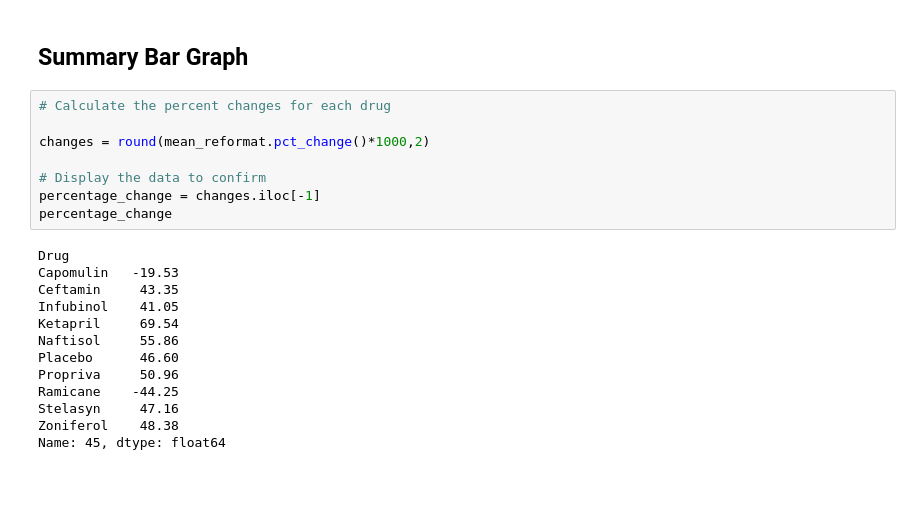
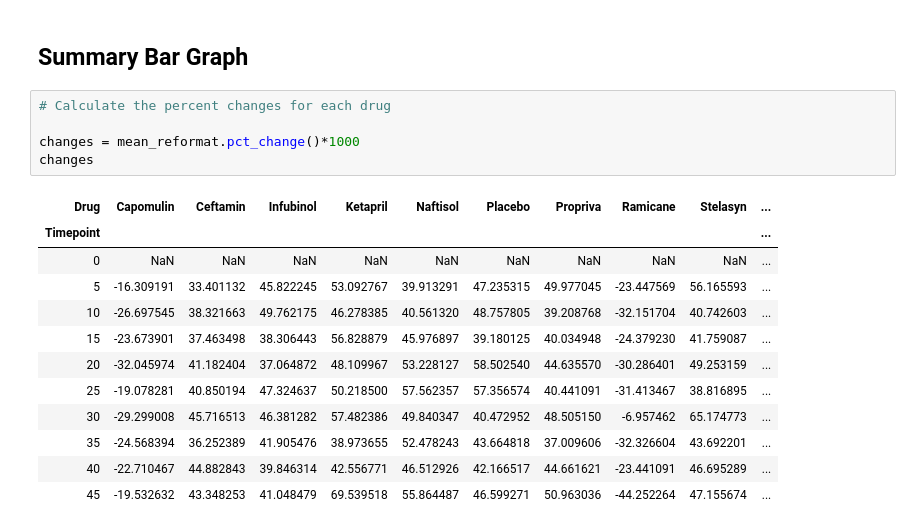
Before and after one commit to ngjames08/homework, a Jupyter notebook: assignment_5/matplotlib-challenge/Pymaceuticals/pymaceuticals_starter.ipynb, the cells around one changed output. Cells and saved outputs as stored; diff of their text form; blank space fills up the shorter version.

```diff
--- a/assignment_5/matplotlib-challenge/Pymaceuticals/pymaceuticals_starter.ipynb
+++ b/assignment_5/matplotlib-challenge/Pymaceuticals/pymaceuticals_starter.ipynb
@@ -309,21 +309,18 @@ plt.show()
 # %%
 # Calculate the percent changes for each drug
 
-changes = round(mean_reformat.pct_change()*1000,2)
-
-# Display the data to confirm
-percentage_change = changes.iloc[-1]
-percentage_change
+changes = mean_reformat.pct_change()*1000
+changes
 # %% [output]
-Drug
-Capomulin   -19.53
-Ceftamin     43.35
-Infubinol    41.05
-Ketapril     69.54
-Naftisol     55.86
-Placebo      46.60
-Propriva     50.96
-Ramicane    -44.25
-Stelasyn     47.16
-Zoniferol    48.38
-Name: 45, dtype: float64
+| Drug | Capomulin | Ceftamin | Infubinol | Ketapril | Naftisol | Placebo | Propriva | Ramicane | Stelasyn | ... |
+| Timepoint |  |  |  |  |  |  |  |  |  | ... |
+| 0 | NaN | NaN | NaN | NaN | NaN | NaN | NaN | NaN | NaN | ... |
+| 5 | -16.309191 | 33.401132 | 45.822245 | 53.092767 | 39.913291 | 47.235315 | 49.977045 | -23.447569 | 56.165593 | ... |
+| 10 | -26.697545 | 38.321663 | 49.762175 | 46.278385 | 40.561320 | 48.757805 | 39.208768 | -32.151704 | 40.742603 | ... |
+| 15 | -23.673901 | 37.463498 | 38.306443 | 56.828879 | 45.976897 | 39.180125 | 40.034948 | -24.379230 | 41.759087 | ... |
+| 20 | -32.045974 | 41.182404 | 37.064872 | 48.109967 | 53.228127 | 58.502540 | 44.635570 | -30.286401 | 49.253159 | ... |
+| 25 | -19.078281 | 40.850194 | 47.324637 | 50.218500 | 57.562357 | 57.356574 | 40.441091 | -31.413467 | 38.816895 | ... |
+| 30 | -29.299008 | 45.716513 | 46.381282 | 57.482386 | 49.840347 | 40.472952 | 48.505150 | -6.957462 | 65.174773 | ... |
+| 35 | -24.568394 | 36.252389 | 41.905476 | 38.973655 | 52.478243 | 43.664818 | 37.009606 | -32.326604 | 43.692201 | ... |
+| 40 | -22.710467 | 44.882843 | 39.846314 | 42.556771 | 46.512926 | 42.166517 | 44.661621 | -23.441091 | 46.695289 | ... |
+| 45 | -19.532632 | 43.348253 | 41.048479 | 69.539518 | 55.864487 | 46.599271 | 50.963036 | -44.252264 | 47.155674 | ... |
```
Also changed, not shown: parts of 5 cells of this notebook, 7 other files.
